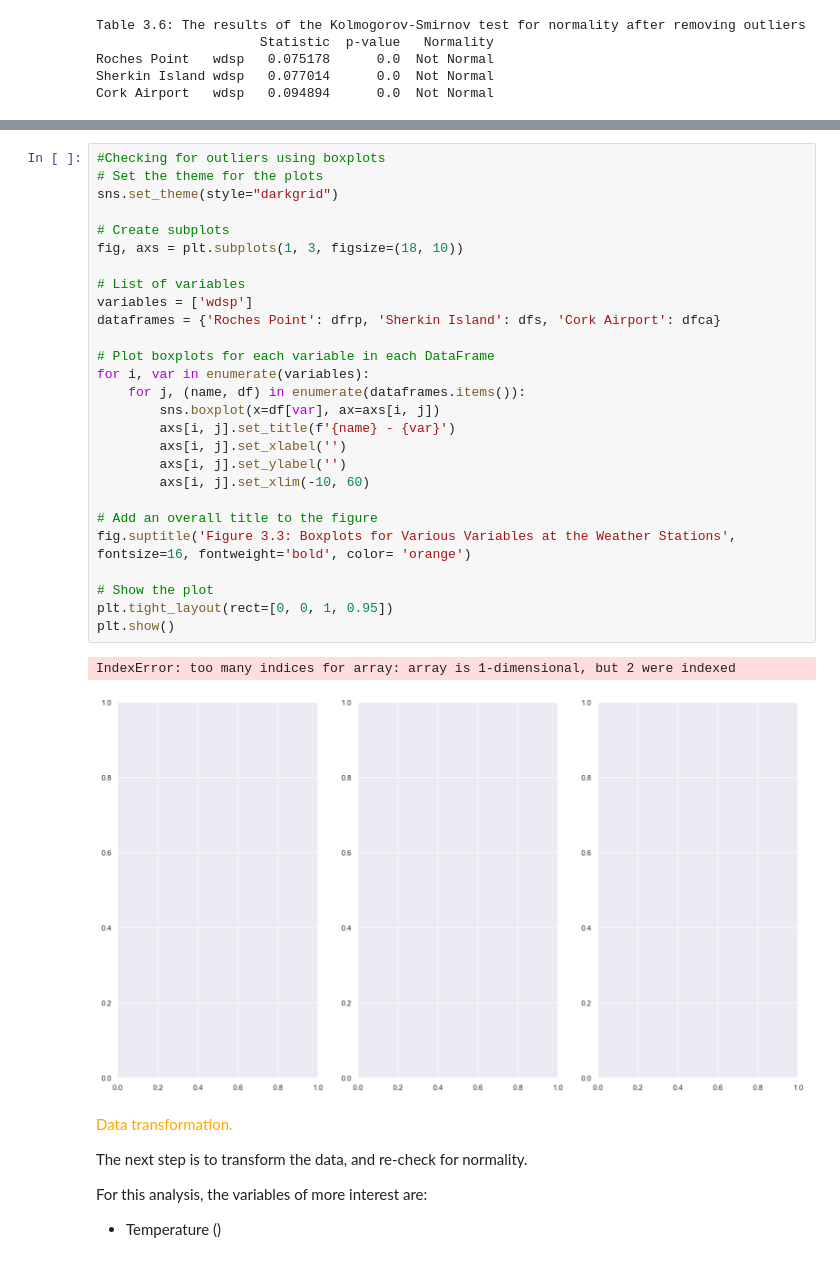
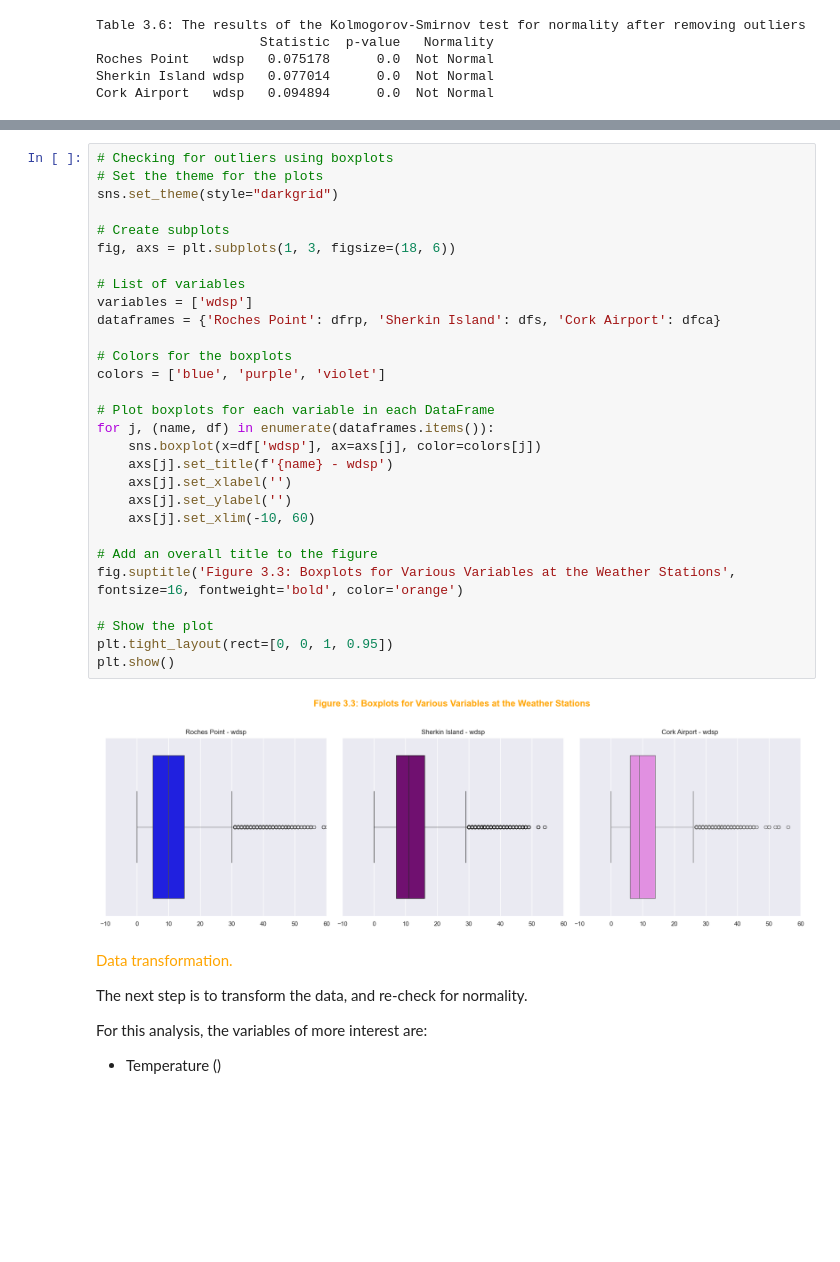
Before and after one commit to Laura6826/PFDA-project, a Jupyter notebook: wind_project.ipynb, the cells around one changed output, grey strips where cells are left out. Cells and saved outputs as stored; diff of their text form; blank space fills up the shorter version.

```diff
--- a/wind_project.ipynb
+++ b/wind_project.ipynb
@@ -553,35 +552,36 @@ Roches Point   wdsp   0.072658      0.0  Not Normal
 Sherkin Island wdsp   0.074010      0.0  Not Normal
 Cork Airport   wdsp   0.093942      0.0  Not Normal
 # %%
-#Checking for outliers using boxplots
+# Checking for outliers using boxplots
 # Set the theme for the plots
 sns.set_theme(style="darkgrid")
 
 # Create subplots
-fig, axs = plt.subplots(1, 3, figsize=(18, 10))
+fig, axs = plt.subplots(1, 3, figsize=(18, 6))
 
 # List of variables
 variables = ['wdsp']
 dataframes = {'Roches Point': dfrp, 'Sherkin Island': dfs, 'Cork Airport': dfca}
 
+# Colors for the boxplots
+colors = ['blue', 'purple', 'violet']
+
 # Plot boxplots for each variable in each DataFrame
-for i, var in enumerate(variables):
-    for j, (name, df) in enumerate(dataframes.items()):
-        sns.boxplot(x=df[var], ax=axs[i, j])
-        axs[i, j].set_title(f'{name} - {var}')
-        axs[i, j].set_xlabel('')
-        axs[i, j].set_ylabel('')
-        axs[i, j].set_xlim(-10, 60)
+for j, (name, df) in enumerate(dataframes.items()):
+    sns.boxplot(x=df['wdsp'], ax=axs[j], color=colors[j])
+    axs[j].set_title(f'{name} - wdsp')
+    axs[j].set_xlabel('')
+    axs[j].set_ylabel('')
+    axs[j].set_xlim(-10, 60)
 
 # Add an overall title to the figure
-fig.suptitle('Figure 3.3: Boxplots for Various Variables at the Weather Stations', fontsize=16, fontweight='bold', color= 'orange')
+fig.suptitle('Figure 3.3: Boxplots for Various Variables at the Weather Stations', fontsize=16, fontweight='bold', color='orange')
 
 # Show the plot
 plt.tight_layout(rect=[0, 0, 1, 0.95])
 plt.show()
 # %% [output]
-IndexError: too many indices for array: array is 1-dimensional, but 2 were indexed
-[figure, old version]
+[figure, new version]
 # %% [markdown]
 <span style="color:orange"> Data transformation.<span>
 
```
Also changed, not shown: parts of 14 cells of this notebook.
